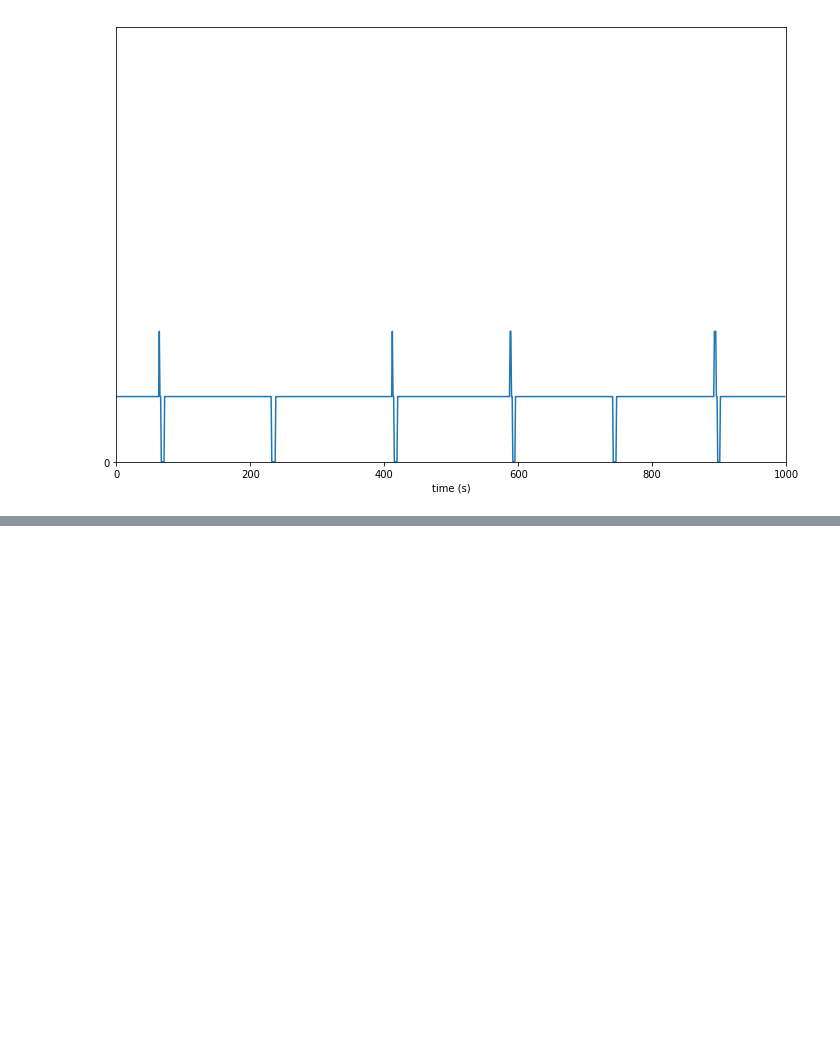
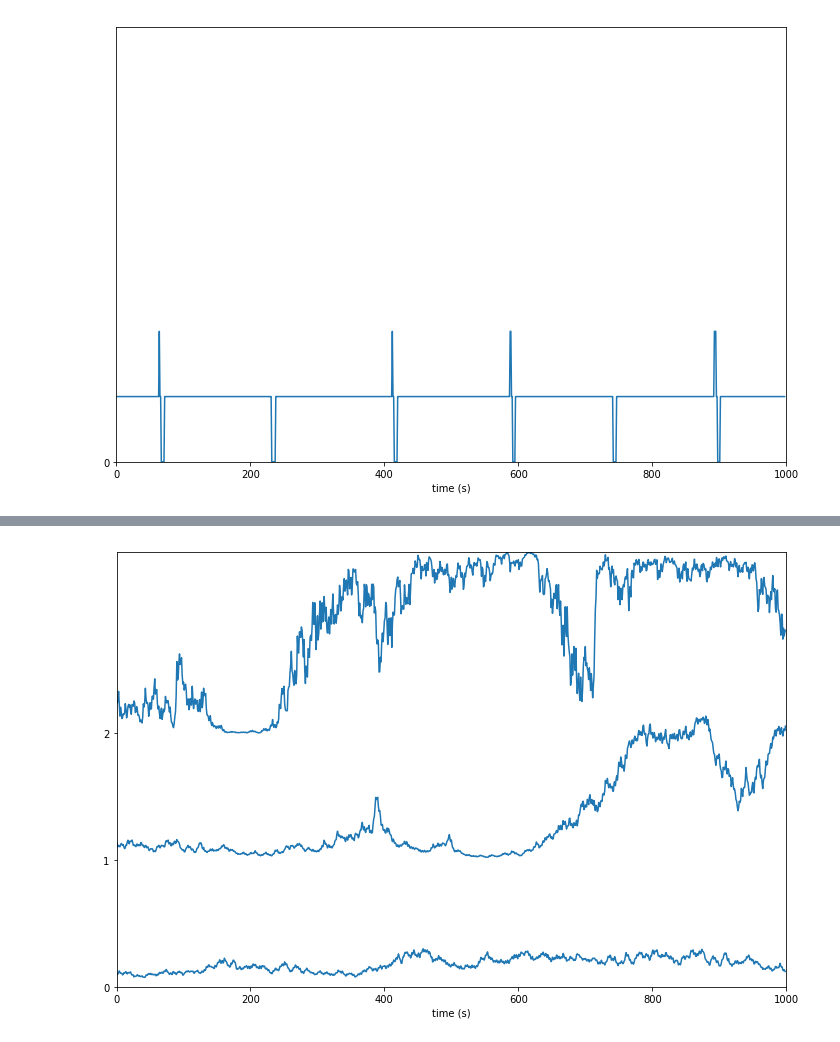
Before and after one commit to DanielLongo/NeuralFill, a Jupyter notebook: visualize/visualize_artifacts.ipynb, the cells around one changed output, grey strips where cells are left out. Saved outputs shown, nothing was run; the diff lists cells and outputs as text; code cells hidden in the pictures; blank space fills up the shorter version.

```diff
--- a/visualize/visualize_artifacts.ipynb
+++ b/visualize/visualize_artifacts.ipynb
@@ -183,0 +206,10 @@ stacklineplot.stackplot(sample, yscale=.3)
+# %%
+train_files =  TRAIN_NORMAL_FILES_CSV #TRAIN_FILES_CSV
+num_examples = 10
+train_dataset = EEGDatasetMc(train_files, max_num_examples=10, length=1000, normalize=True, select_channels=[0])
+# %%
+sammple = np.vstack((train_dataset[1], train_dataset[2], train_dataset[3]))
+# %%
+stacklineplot.stackplot(sammple)
+# %% [output]
+[figure, added]
```
Also changed, not shown: parts of 8 cells of this notebook, 8 other files.
